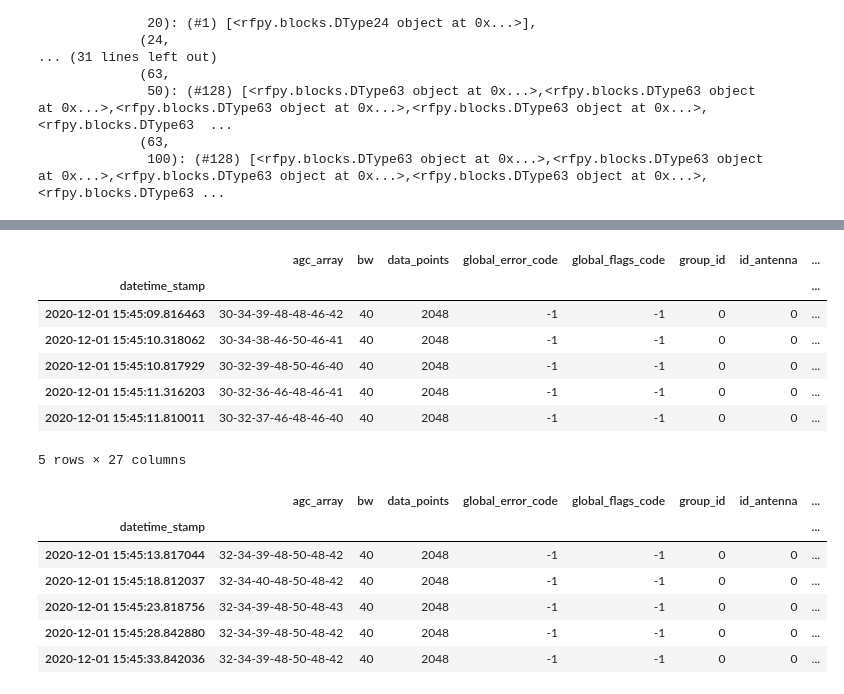
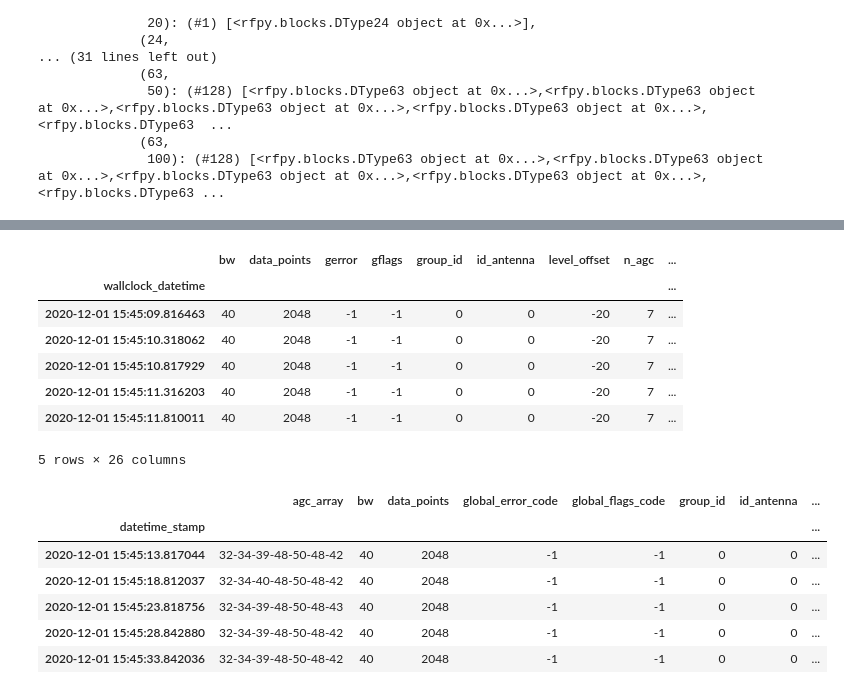
Before and after one commit to ronaldokun/rfpye, a Jupyter notebook: _tests.ipynb, the cells around one changed output, grey strips where cells are left out. Drawn from its saved outputs; the diff is of its cells as text; code cells hidden in the pictures.

```diff
--- a/_tests.ipynb
+++ b/_tests.ipynb
@@ -135,14 +135,14 @@ Wall time: 500 ms
 # %%
-df = pd.DataFrame(b1).set_index('datetime_stamp') ; df.head()
+df = pd.DataFrame(b1).set_index('wallclock_datetime') ; df.head()
 # %% [output]
-|  | agc_array | bw | data_points | global_error_code | global_flags_code | group_id | id_antenna | ... |
-| datetime_stamp |  |  |  |  |  |  |  | ... |
-| 2020-12-01 15:45:09.816463 | 30-34-39-48-48-46-42 | 40 | 2048 | -1 | -1 | 0 | 0 | ... |
-| 2020-12-01 15:45:10.318062 | 30-34-38-46-50-46-41 | 40 | 2048 | -1 | -1 | 0 | 0 | ... |
-| 2020-12-01 15:45:10.817929 | 30-32-39-48-50-46-40 | 40 | 2048 | -1 | -1 | 0 | 0 | ... |
-| 2020-12-01 15:45:11.316203 | 30-32-36-46-48-46-41 | 40 | 2048 | -1 | -1 | 0 | 0 | ... |
-| 2020-12-01 15:45:11.810011 | 30-32-37-46-48-46-40 | 40 | 2048 | -1 | -1 | 0 | 0 | ... |
+|  | bw | data_points | gerror | gflags | group_id | id_antenna | level_offset | n_agc | ... |
+| wallclock_datetime |  |  |  |  |  |  |  |  | ... |
+| 2020-12-01 15:45:09.816463 | 40 | 2048 | -1 | -1 | 0 | 0 | -20 | 7 | ... |
+| 2020-12-01 15:45:10.318062 | 40 | 2048 | -1 | -1 | 0 | 0 | -20 | 7 | ... |
+| 2020-12-01 15:45:10.817929 | 40 | 2048 | -1 | -1 | 0 | 0 | -20 | 7 | ... |
+| 2020-12-01 15:45:11.316203 | 40 | 2048 | -1 | -1 | 0 | 0 | -20 | 7 | ... |
+| 2020-12-01 15:45:11.810011 | 40 | 2048 | -1 | -1 | 0 | 0 | -20 | 7 | ... |
-5 rows × 27 columns
+5 rows × 26 columns
 # %%
 b2 = multi['blocos'][(63,50)].map(getattrs)
 # %%
```
Also changed, not shown: parts of 3 cells of this notebook, 7 other files.
